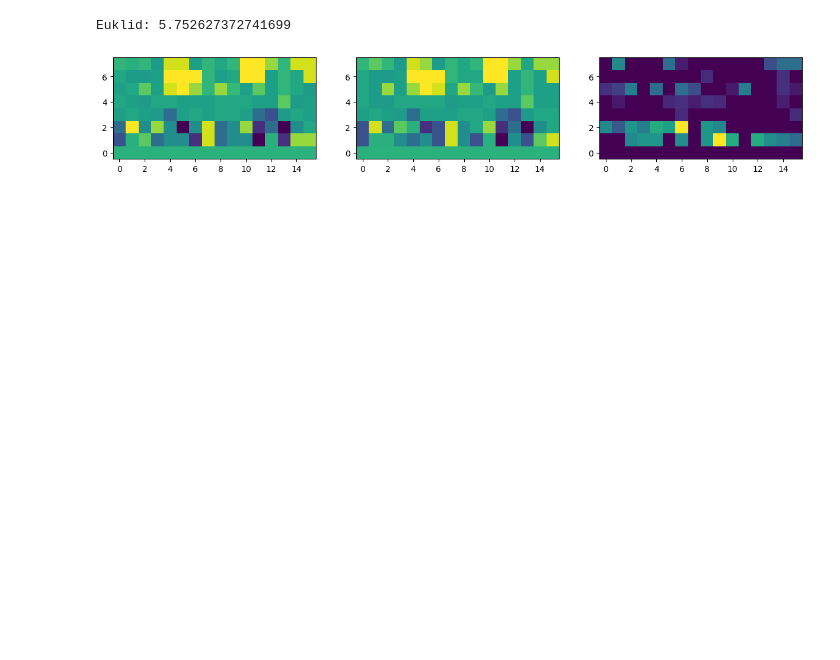
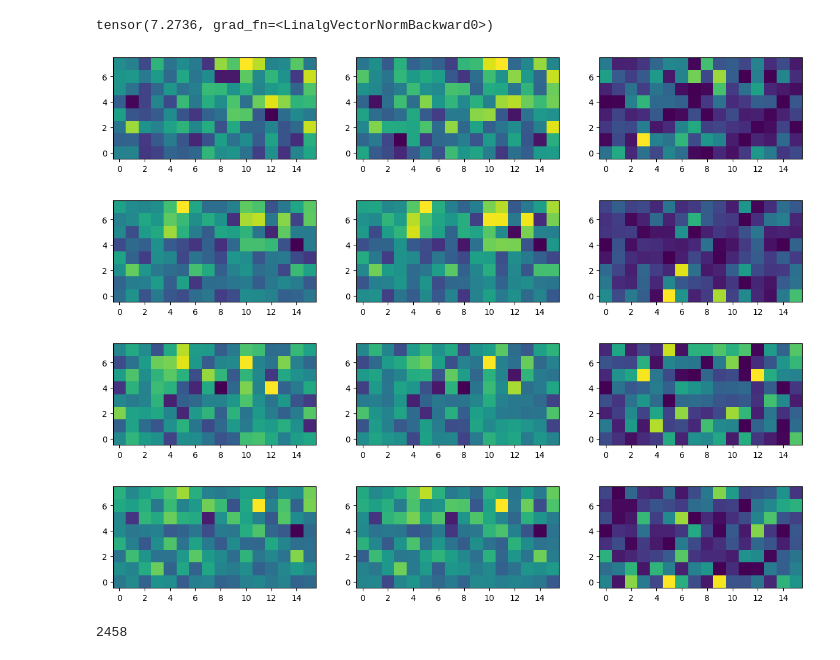
Before and after one commit to HendricSch/LatentUmbrellaNet, a Jupyter notebook: playground.ipynb, the cells around one changed output. Cells and saved outputs as stored; diff of their text form; code cells hidden in the pictures; blank space fills up the shorter version.

```diff
--- a/playground.ipynb
+++ b/playground.ipynb
@@ -4,6 +4,8 @@ from matplotlib import pyplot as plt
 import numpy as np
 
 from models.vqvae import VQVAE
+from models.vqvae_2 import VQVAE2
+from models.vqvae_finetune import VQVAE2FineTune
 from dataset.vae_dataset import VAEDataset
 
 # model = VQVAE.load_from_checkpoint(
@@ -11,10 +13,14 @@ from dataset.vae_dataset import VAEDataset
 #     in_channels=5,
 # )
 
-model = VQVAE.load_from_checkpoint(
-    "weights/vqvae.ckpt",
-    in_channels=5,
-)
+# model = VQVAE.load_from_checkpoint(
+#     "logs/vqvae_5channel_full_ds_32_64_128_128/c_256/checkpoints/epoch=29-step=68559.ckpt",
+#     in_channels=5,
+# )
+
+model = VQVAE2.load_from_checkpoint("logs/vqvae_dim4_c8192/version_0/checkpoints/epoch=11-step=27612.ckpt")
+
+# model = VQVAE2FineTune.load_from_checkpoint("logs/vqvae_new_finetune/version_5/checkpoints/epoch=4-step=23010.ckpt", lr=1e-3, vqvae=VQVAE2(5, 1e-3))
 
 model = model.cpu()
 
@@ -65,21 +71,49 @@ RMSE: 213.53402709960938
 # %%
 sample_1 = torch.Tensor(ds[0]).unsqueeze(0)
 sample_2 = torch.Tensor(ds[1]).unsqueeze(0)
 
 _, latent_1, _ = model(sample_1)
 _, latent_2, _ = model(sample_2)
 
-diff = np.sqrt((latent_1[0] - latent_2[0]).detach().numpy()**2)
+diff = latent_1 - latent_2
 
-euklid = np.sqrt(np.sum(diff**2))
-print(f"Euklid: {euklid}")
+dist = torch.norm(diff, p=2)
 
-for i in range(1):
+diff = diff.detach().numpy()
+
+diff = np.sqrt(diff **2)
+
+print(dist)
+
+
+for i in range(4):
     fig, axs = plt.subplots(1, 3, figsize=(15, 5))
     axs[0].imshow(latent_1[0][i].detach().numpy().T, origin="lower")
     axs[1].imshow(latent_2[0][i].detach().numpy().T, origin="lower")
-    axs[2].imshow(diff[i].T, origin="lower")
+    axs[2].imshow(diff[0, i].T, origin="lower")
     plt.show()
 # %% [output]
-Euklid: 5.752627372741699
+tensor(7.2736, grad_fn=<LinalgVectorNormBackward0>)
-[figure, old version]
+[figure, new version]
+[figure, added]
+[figure, added]
+[figure, added]
+# %%
+index_list = []
+
+for _ in range(200):
+
+    i = np.random.randint(0, len(ds))
+
+    sample = torch.Tensor(ds[i]).unsqueeze(0)
+    _, latent, _ = model(sample)
+    _, _, index = model.quantize(latent)
+    index_list.append(index)
+
+indecies = torch.cat(index_list, dim=0)
+
+# count all unique values
+unique, counts = torch.unique(indecies, return_counts=True)
+print(len(unique))
+# %% [output]
+2458
```
Also changed, not shown: parts of 3 cells of this notebook, 6 other files.
